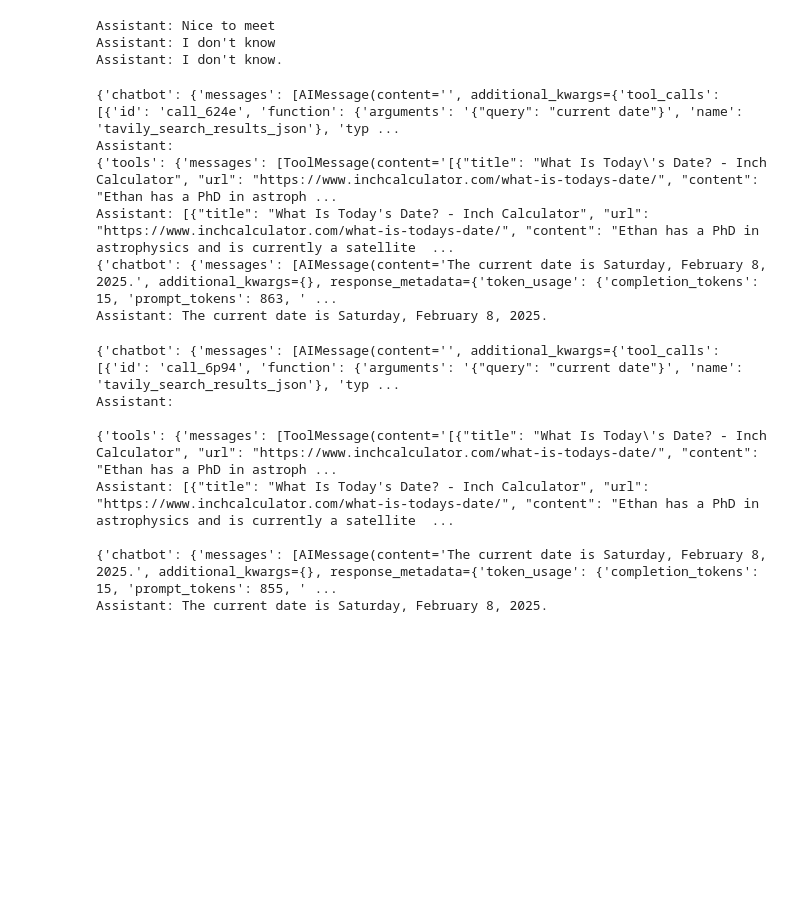
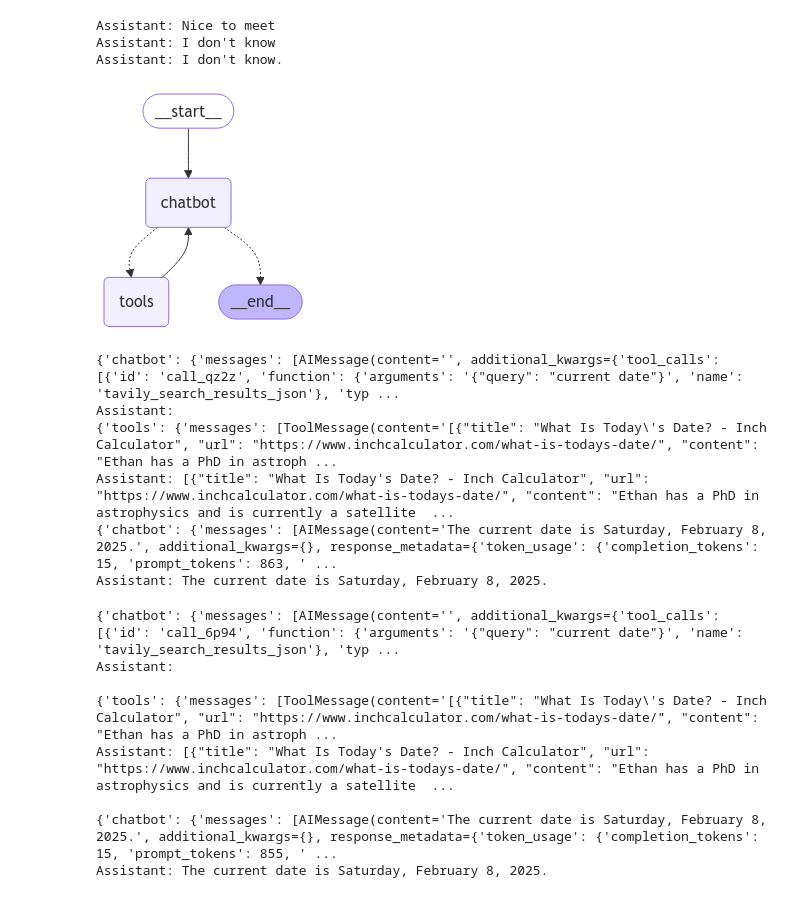
Before and after one commit to BugKOHass/langgraph_tutorial, a Jupyter notebook: tutorial.ipynb, the cells around one changed output. Drawn from its saved outputs; the diff is of its cells as text; code cells hidden in the pictures; blank space fills up the shorter version.

```diff
--- a/tutorial.ipynb
+++ b/tutorial.ipynb
@@ -215,38 +215,39 @@ graph_builder.add_conditional_edges(
     # The following dictionary lets you tell the graph to interpret the condition's outputs as a specific node.
     # It defaults to the identity function (i.e. value=key), but if we want to use a node named something else apart from "tools",
     # we can update the value of the dictionary to something else e.g. "tools": "my_tools".
     # NOTE: However, DON'T use the identify function if the key/value are going to be sth other than "tools"! That would
     # cause the code to silently fail / prevent the generation of graph's image (see code below: display(Image...)).
     {"tools": "tools", END: END},
 )
 # Any time a tool is called, we return to the chatbot to decide the next step
 graph_builder.add_edge("tools", "chatbot")
 graph_builder.add_edge(START, "chatbot")
 graph = graph_builder.compile()
 
-# try:
-#     display(Image(graph.get_graph().draw_mermaid_png()))
-# except Exception:
-#     pass
+try:
+    display(Image(graph.get_graph().draw_mermaid_png()))
+except Exception:
+    pass
 
 def stream_graph_updates(user_input: str):
     # Here, there are two nodes i.e. "chatbot" and "tools". So, we get the following events:
     # - chatbot's call to tools node
     # - tools node's output
     # - chatbot's response based on tools node's output
     for event in graph.stream({"messages": [{"role": "user", "content": user_input}]}):
         print(event)
         for value in event.values():
             print("Assistant:", value["messages"][-1].content)
 
 i = 0
 while True:
     if i==0: user_input = "What's the date today? Find it online."
     stream_graph_updates(user_input)
     if i==0: break
     i += 1
 # %% [output]
+[figure, added]
-{'chatbot': {'messages': [AIMessage(content='', additional_kwargs={'tool_calls': [{'id': 'call_624e', 'function': {'arguments': '{"query": "current date"}', 'name': 'tavily_search_results_json'}, 'typ ...
+{'chatbot': {'messages': [AIMessage(content='', additional_kwargs={'tool_calls': [{'id': 'call_qz2z', 'function': {'arguments': '{"query": "current date"}', 'name': 'tavily_search_results_json'}, 'typ ...
 Assistant:
 {'tools': {'messages': [ToolMessage(content='[{"title": "What Is Today\'s Date? - Inch Calculator", "url": "https://www.inchcalculator.com/what-is-todays-date/", "content": "Ethan has a PhD in astroph ...
 Assistant: [{"title": "What Is Today's Date? - Inch Calculator", "url": "https://www.inchcalculator.com/what-is-todays-date/", "content": "Ethan has a PhD in astrophysics and is currently a satellite  ...
```
Also changed, not shown: parts of 2 cells of this notebook, 3 other files.
